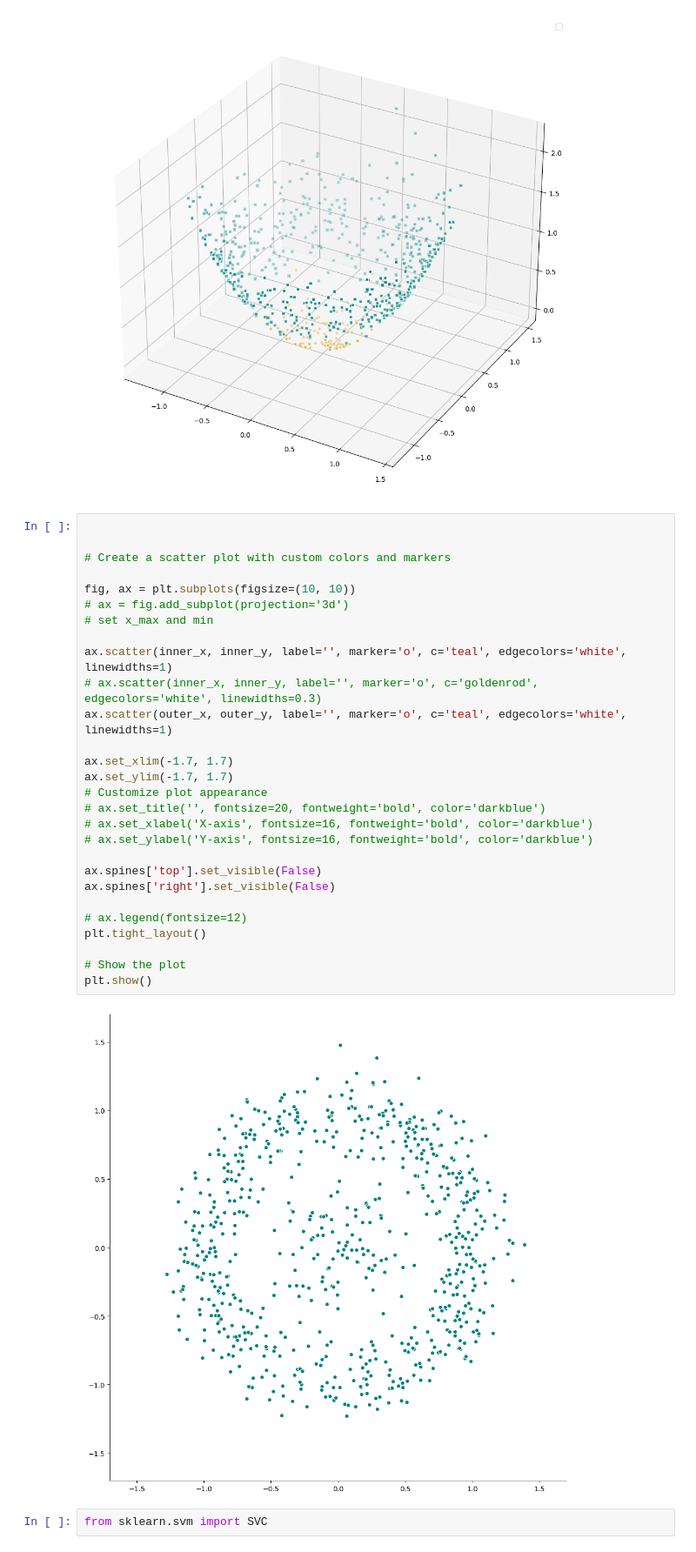
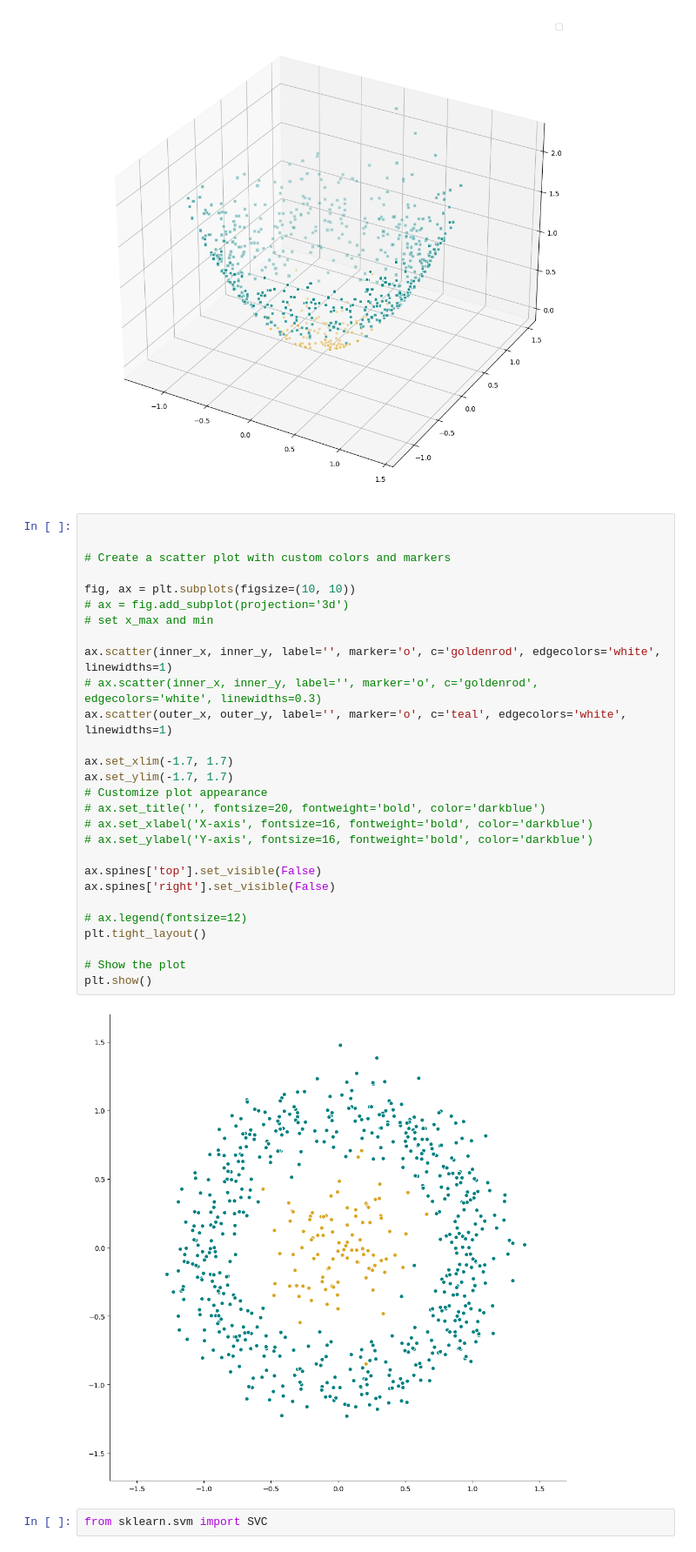
Before and after one commit to alrzJml/credit_presentation, a Jupyter notebook: d3/01_scatter.ipynb, the cells around one changed output. Shown at 87% size. Cells and saved outputs as stored; diff of their text form.

```diff
--- a/d3/01_scatter.ipynb
+++ b/d3/01_scatter.ipynb
@@ -53,33 +53,33 @@ No artists with labels found to put in legend.  Note that artists whose label st
 # %%
 
 
 # Create a scatter plot with custom colors and markers
 
 fig, ax = plt.subplots(figsize=(10, 10))
 # ax = fig.add_subplot(projection='3d')
 # set x_max and min
 
-ax.scatter(inner_x, inner_y, label='', marker='o', c='teal', edgecolors='white', linewidths=1)
+ax.scatter(inner_x, inner_y, label='', marker='o', c='goldenrod', edgecolors='white', linewidths=1)
 # ax.scatter(inner_x, inner_y, label='', marker='o', c='goldenrod', edgecolors='white', linewidths=0.3)
 ax.scatter(outer_x, outer_y, label='', marker='o', c='teal', edgecolors='white', linewidths=1)
 
 ax.set_xlim(-1.7, 1.7)
 ax.set_ylim(-1.7, 1.7)
 # Customize plot appearance
 # ax.set_title('', fontsize=20, fontweight='bold', color='darkblue')
 # ax.set_xlabel('X-axis', fontsize=16, fontweight='bold', color='darkblue')
 # ax.set_ylabel('Y-axis', fontsize=16, fontweight='bold', color='darkblue')
 
 ax.spines['top'].set_visible(False)
 ax.spines['right'].set_visible(False)
 
 # ax.legend(fontsize=12)
 plt.tight_layout()
 
 # Show the plot
 plt.show()
 # %% [output]
-[figure, old version]
+[figure, new version]
 # %%
 from sklearn.svm import SVC
 # %%
```
Also changed, not shown: parts of 3 cells of this notebook, 35 other files.
